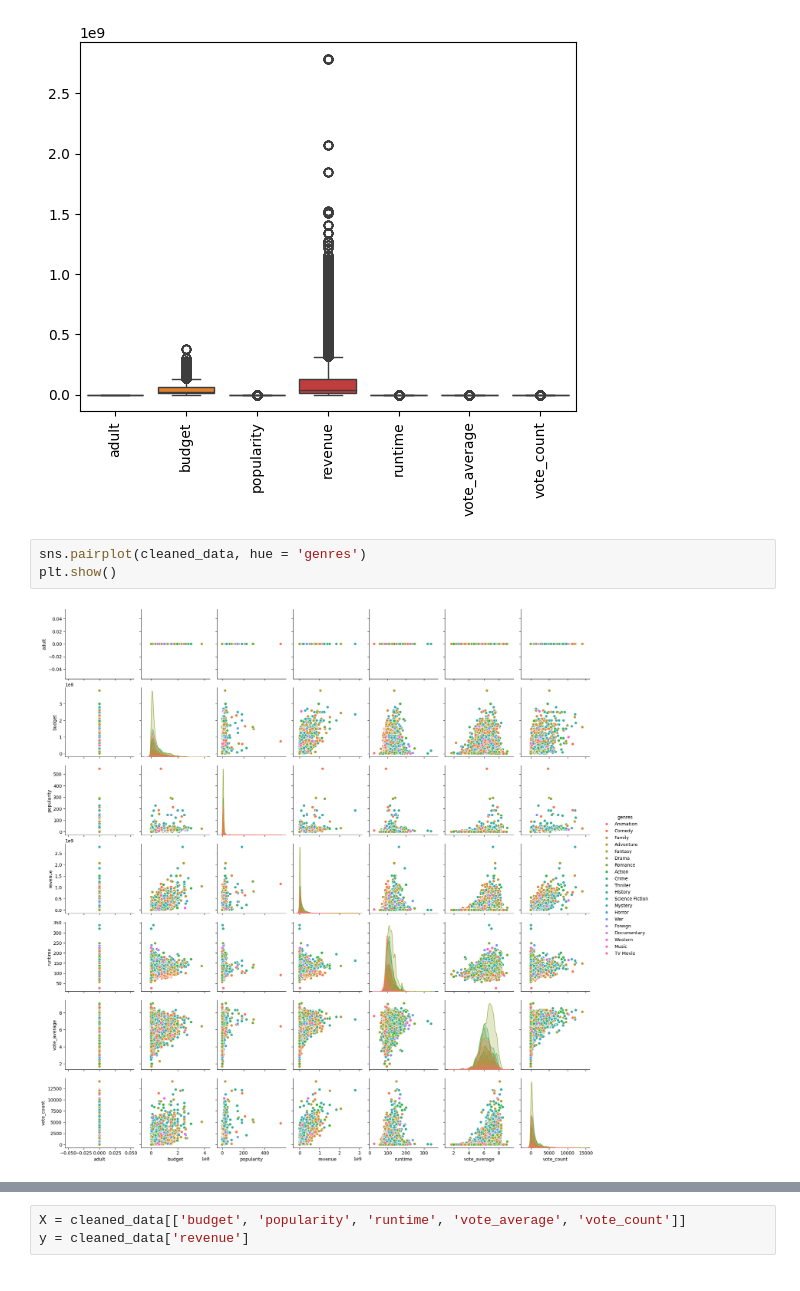
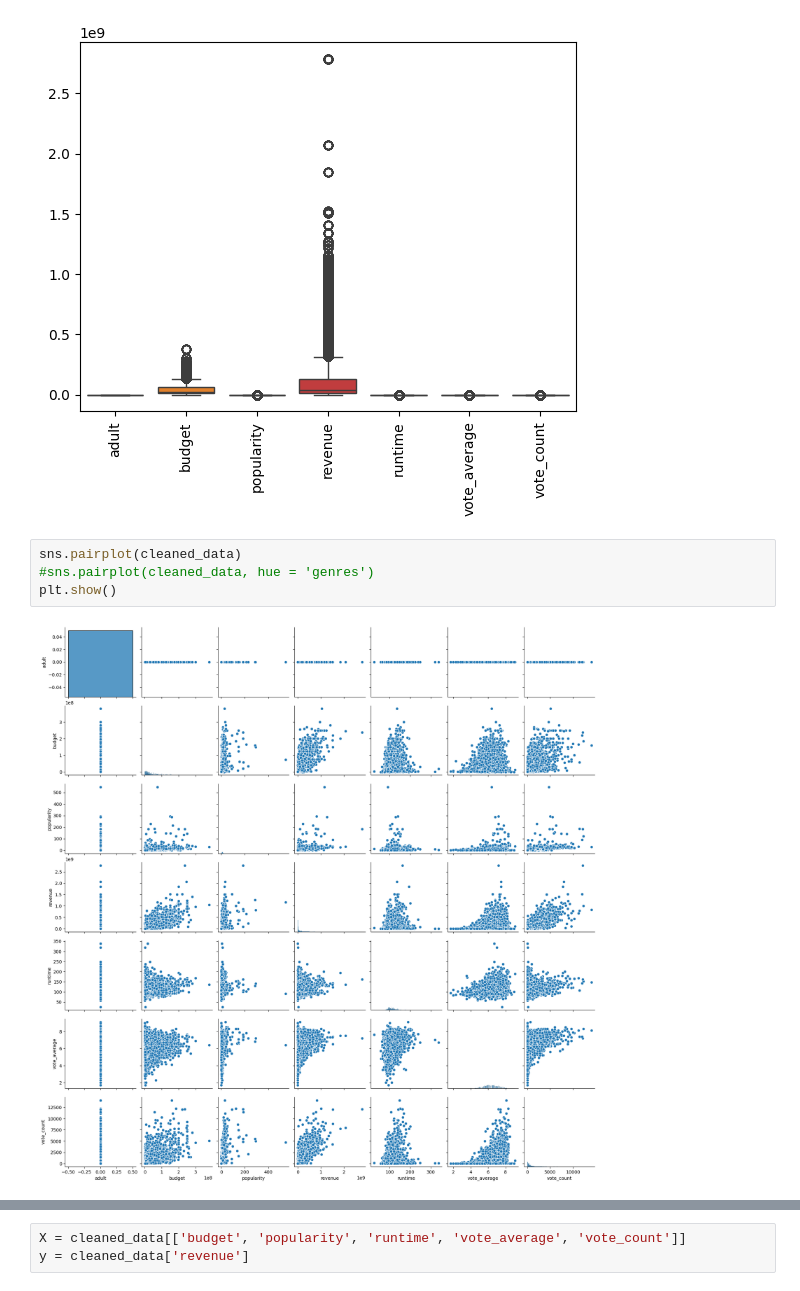
Before and after one commit to Gruppe-H/AI_exam, a Jupyter notebook: regression.ipynb, the cells around one changed output, grey strips where cells are left out. Cells and saved outputs as stored; diff of their text form.

```diff
--- a/regression.ipynb
+++ b/regression.ipynb
@@ -466,7 +466,8 @@ plt.show()
 # %% [output]
 [figure]
 # %%
-sns.pairplot(cleaned_data, hue = 'genres')
+sns.pairplot(cleaned_data)
+#sns.pairplot(cleaned_data, hue = 'genres')
 plt.show()
 # %% [output]
-[figure, old version]
+[figure, new version]
```
Also changed, not shown: parts of 48 cells of this notebook.
